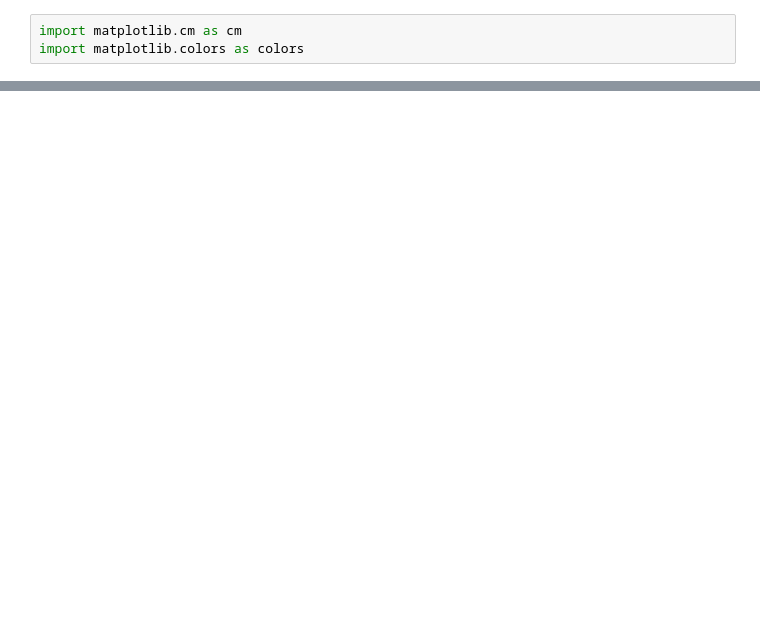
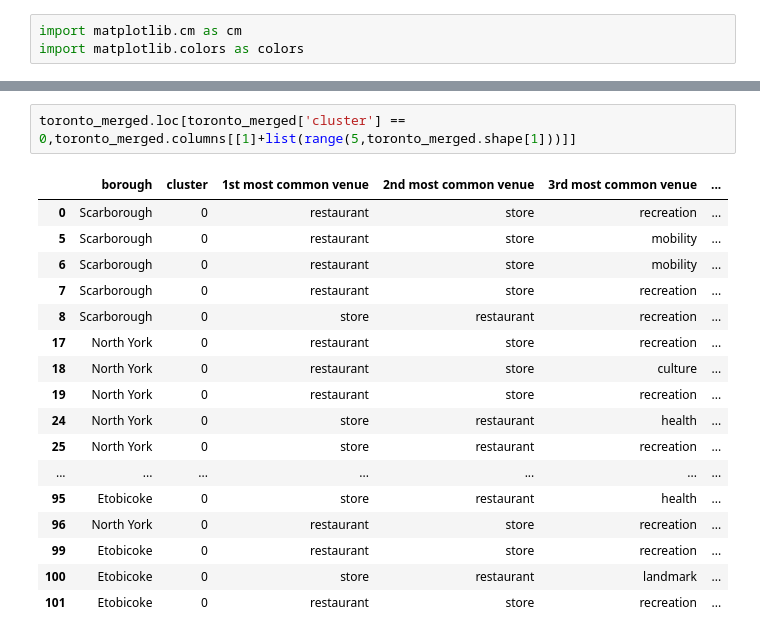
Before and after one commit to beinglucky24/Coursera_Capstone, a Jupyter notebook: segmenting_and_clustering.ipynb, the cells around one changed output, grey strips where cells are left out. Drawn from its saved outputs; the diff is of its cells as text; blank space fills up the shorter version.

```diff
--- a/segmenting_and_clustering.ipynb
+++ b/segmenting_and_clustering.ipynb
@@ -355,3 +423,23 @@ for lat,lon,poi,cluster in zip(toronto_merged['latitude'],toronto_merged['longit
 cluster_map
 # %% [output]
 [interactive output not drawn]
+# %%
+toronto_merged.loc[toronto_merged['cluster'] == 0,toronto_merged.columns[[1]+list(range(5,toronto_merged.shape[1]))]]
+# %% [output]
+|  | borough | cluster | 1st most common venue | 2nd most common venue | 3rd most common venue | ... |
+| 0 | Scarborough | 0 | restaurant | store | recreation | ... |
+| 5 | Scarborough | 0 | restaurant | store | mobility | ... |
+| 6 | Scarborough | 0 | restaurant | store | mobility | ... |
+| 7 | Scarborough | 0 | restaurant | store | recreation | ... |
+| 8 | Scarborough | 0 | store | restaurant | recreation | ... |
+| 17 | North York | 0 | restaurant | store | recreation | ... |
+| 18 | North York | 0 | restaurant | store | culture | ... |
+| 19 | North York | 0 | restaurant | store | recreation | ... |
+| 24 | North York | 0 | store | restaurant | health | ... |
+| 25 | North York | 0 | store | restaurant | recreation | ... |
+| ... | ... | ... | ... | ... | ... | ... |
+| 95 | Etobicoke | 0 | store | restaurant | health | ... |
+| 96 | North York | 0 | restaurant | store | recreation | ... |
+| 99 | Etobicoke | 0 | restaurant | store | recreation | ... |
+| 100 | Etobicoke | 0 | store | restaurant | landmark | ... |
+| 101 | Etobicoke | 0 | restaurant | store | recreation | ... |
```
Also changed, not shown: parts of 14 cells of this notebook.
